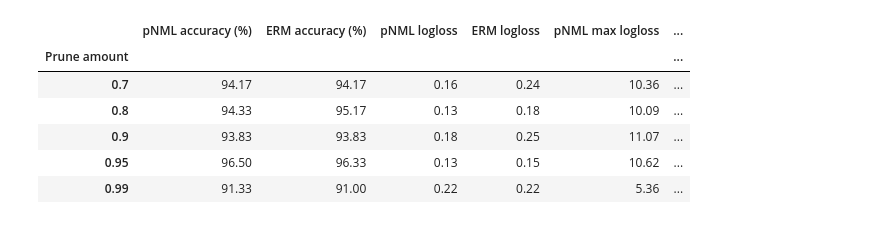
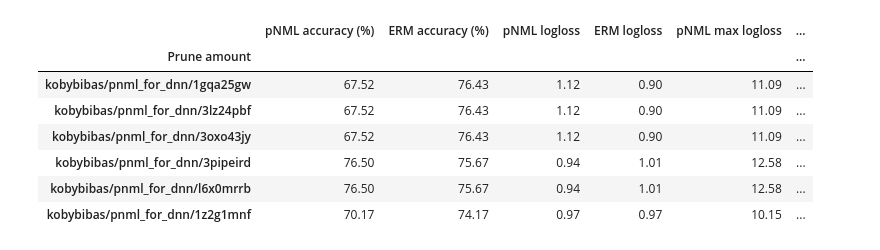
Before and after one commit to kobybibas/pnml_for_dnn, a Jupyter notebook: notebooks/pnml_from_pretrained.ipynb, the cells around one changed output. Cells and saved outputs as stored; diff of their text form; code cells hidden in the pictures.

```diff
--- a/notebooks/pnml_from_pretrained.ipynb
+++ b/notebooks/pnml_from_pretrained.ipynb
@@ -83,27 +20,45 @@ df_dict = {
+# %%
+total_samples = 600
+
+run_list = [
+    "kobybibas/pnml_for_dnn/1gqa25gw",
+    "kobybibas/pnml_for_dnn/3lz24pbf",
+    "kobybibas/pnml_for_dnn/3oxo43jy",
+    "kobybibas/pnml_for_dnn/3pipeird",
+    "kobybibas/pnml_for_dnn/l6x0mrrb",
+    "kobybibas/pnml_for_dnn/1z2g1mnf",
+]
+df_dict = {}
+for run_name in run_list:
+    run = api.run(run_name)
+    run.file("res_df.pkl").download(replace=True)
+    df = pd.read_pickle("res_df.pkl").iloc[:total_samples]
+    df_dict[run_name] = df
 # %%
 performance_list = []
 for prune_amount, df in df_dict.items():
     performance_list.append(
         {
             "Prune amount": prune_amount,
             "pNML accuracy (%)": 100 * df["pnml_is_correct"].mean(),
             "ERM accuracy (%)": 100 * df["erm_is_correct"].mean(),
             "pNML logloss": df["pnml_logloss"].mean(),
             "ERM logloss": df["erm_logloss"].mean(),
             "pNML max logloss": df["pnml_logloss"].max(),
             "ERM max logloss": df["erm_logloss"].max(),
             "Regret": df["pnml_regret"].mean(),
-            'Test set size': len(df)
+            "Test set size": len(df),
         }
     )
 
 performance_df = pd.DataFrame(performance_list).round(2).set_index("Prune amount")
 performance_df
 # %% [output]
 |  | pNML accuracy (%) | ERM accuracy (%) | pNML logloss | ERM logloss | pNML max logloss | ... |
 | Prune amount |  |  |  |  |  | ... |
-| 0.7 | 94.17 | 94.17 | 0.16 | 0.24 | 10.36 | ... |
-| 0.8 | 94.33 | 95.17 | 0.13 | 0.18 | 10.09 | ... |
-| 0.9 | 93.83 | 93.83 | 0.18 | 0.25 | 11.07 | ... |
-| 0.95 | 96.50 | 96.33 | 0.13 | 0.15 | 10.62 | ... |
-| 0.99 | 91.33 | 91.00 | 0.22 | 0.22 | 5.36 | ... |
+| kobybibas/pnml_for_dnn/1gqa25gw | 67.52 | 76.43 | 1.12 | 0.90 | 11.09 | ... |
+| kobybibas/pnml_for_dnn/3lz24pbf | 67.52 | 76.43 | 1.12 | 0.90 | 11.09 | ... |
+| kobybibas/pnml_for_dnn/3oxo43jy | 67.52 | 76.43 | 1.12 | 0.90 | 11.09 | ... |
+| kobybibas/pnml_for_dnn/3pipeird | 76.50 | 75.67 | 0.94 | 1.01 | 12.58 | ... |
+| kobybibas/pnml_for_dnn/l6x0mrrb | 76.50 | 75.67 | 0.94 | 1.01 | 12.58 | ... |
+| kobybibas/pnml_for_dnn/1z2g1mnf | 70.17 | 74.17 | 0.97 | 0.97 | 10.15 | ... |
```
Also changed, not shown: parts of 8 cells of this notebook.
